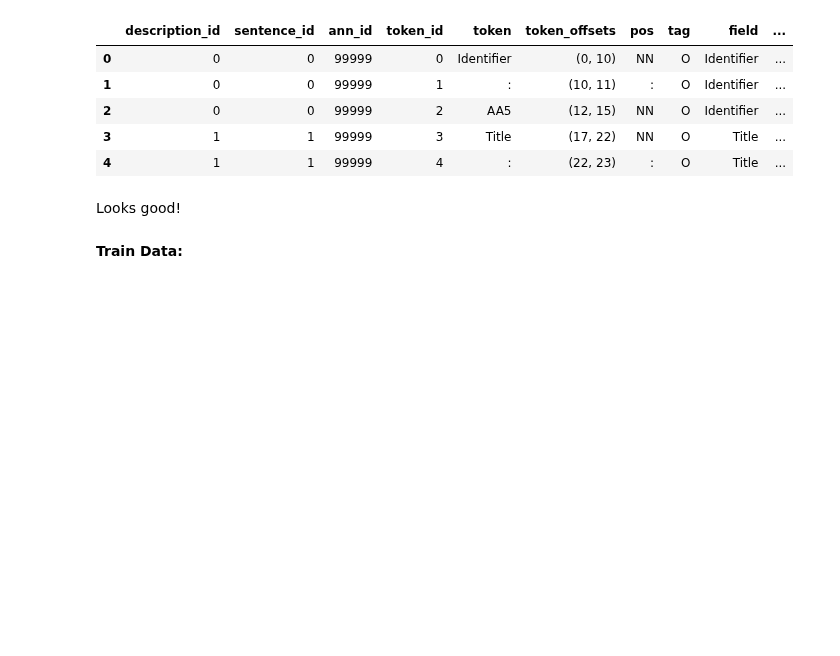
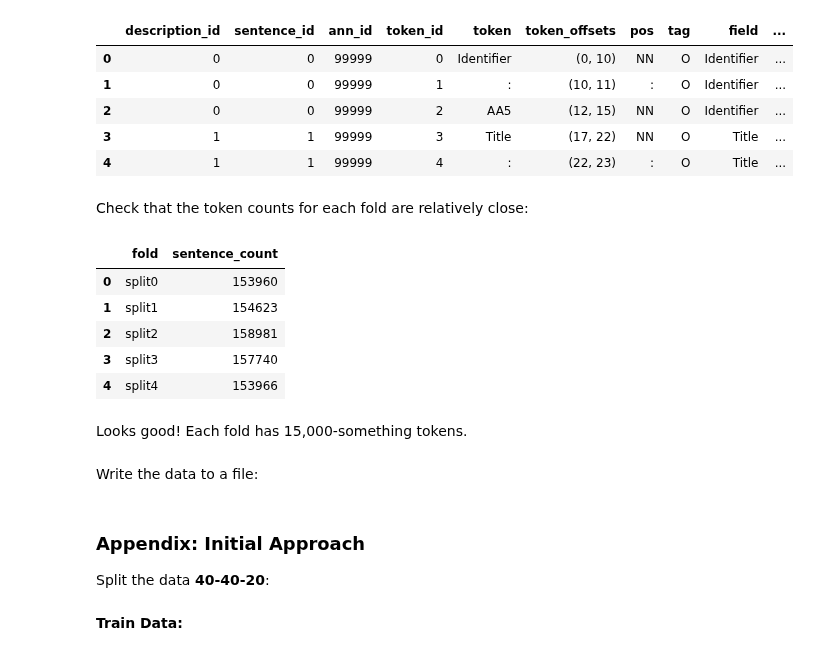
Before and after one commit to thegoose20/gender-bias, a Jupyter notebook: token_classification/SplitData_Experiments.ipynb, the cells around one changed output. Saved outputs shown, nothing was run; the diff lists cells and outputs as text; code cells hidden in the pictures; blank space fills up the shorter version.

```diff
--- a/token_classification/SplitData_Experiments.ipynb
+++ b/token_classification/SplitData_Experiments.ipynb
@@ -95,2 +126,15 @@ df_joined.head()
-# %% [markdown]
-Looks good!
+# %% [markdown]
+Check that the token counts for each fold are relatively close:
+# %%
+df_joined.groupby("fold").size().reset_index(name="sentence_count")
+# %% [output]
+|  | fold | sentence_count |
+| 0 | split0 | 153960 |
+| 1 | split1 | 154623 |
+| 2 | split2 | 158981 |
+| 3 | split3 | 157740 |
+| 4 | split4 | 153966 |
+# %% [markdown]
+Looks good!  Each fold has 15,000-something tokens.
+# %% [markdown]
+Write the data to a file:
@@ -96,0 +144,5 @@ Looks good!
+# %% [markdown]
+<a id="a"></a>
+### Appendix: Initial Approach
+
+Split the data **40-40-20**:
```
Also changed, not shown: parts of 14 cells of this notebook.
